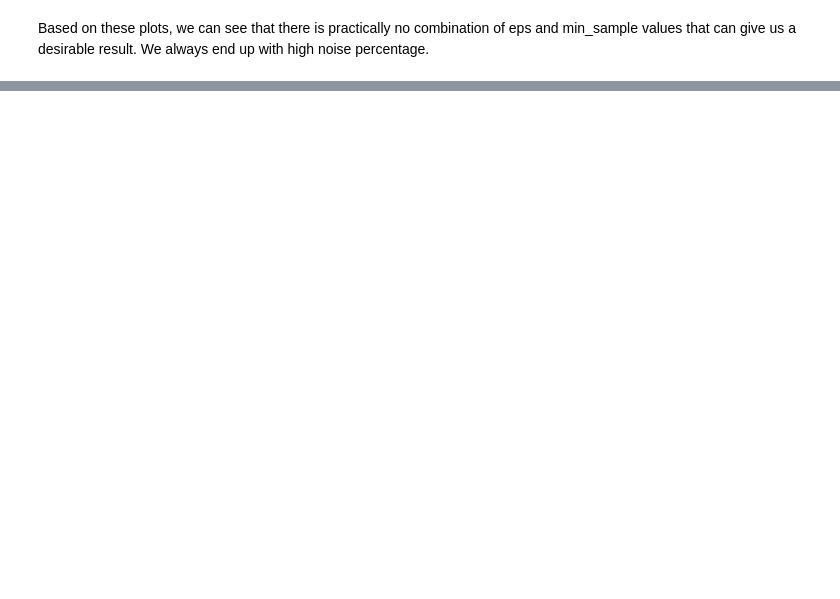
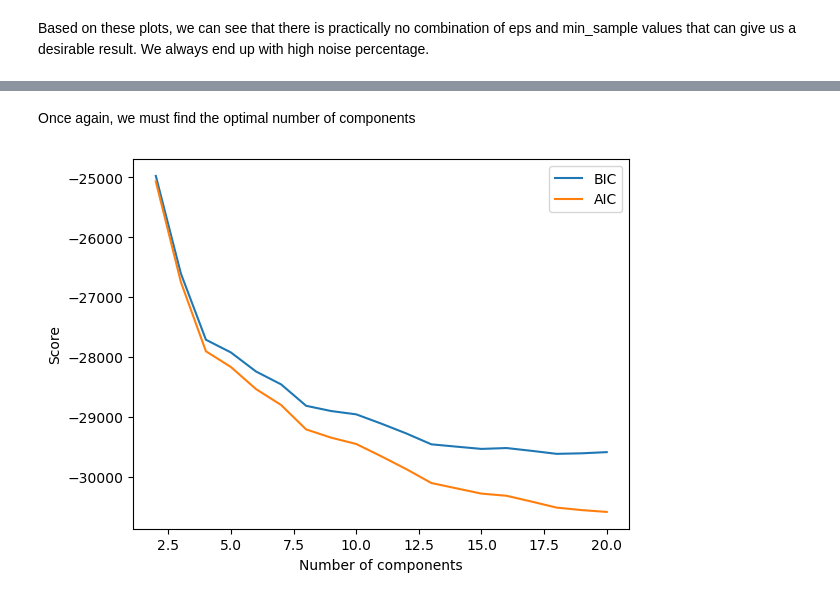
Before and after one commit to ty4g1/music_mood_classifier, a Jupyter notebook: music_clustering.ipynb, the cells around one changed output, grey strips where cells are left out. Drawn from its saved outputs; the diff is of its cells as text; code cells hidden in the pictures; blank space fills up the shorter version.

```diff
--- a/music_clustering.ipynb
+++ b/music_clustering.ipynb
@@ -323,0 +364,16 @@ Given that we're working with audio features for mood classification, where char
+# %%
+df = pd.DataFrame(X, columns=scaled_track_feat_df.columns)
+df['Cluster'] = cluster_labels
+
+cluster_means = df.groupby('Cluster').mean()
+print("Cluster Centers (Mean Values):")
+print(cluster_means)
+
+# Create boxplots for each feature across clusters
+plt.figure(figsize=(15, 10))
+for i, feature in enumerate(df.columns[:-1], 1):
+    plt.subplot(3, 4, i)
+    sns.boxplot(x='Cluster', y=feature, data=df)
+    plt.title(feature)
+plt.tight_layout()
+plt.show()
@@ -323,0 +417,3 @@ Given that we're working with audio features for mood classification, where char
+# %%
+va_only_df = scaled_track_feat_df[['valence', 'energy']]
+va_only_df.head()
@@ -323,0 +427,23 @@ Given that we're working with audio features for mood classification, where char
+# %%
+X = va_only_df.values
+# %% [markdown]
+Once again, we must find the optimal number of components
+# %%
+bic_scores = {}
+aic_scores = {}
+for i in range(2, 21):
+    gmm = GaussianMixture(n_components=i, random_state=1)
+    gmm.fit(X)
+
+    # Calculate BIC and AIC scores
+    bic_scores[i] = gmm.bic(X)
+    aic_scores[i] = gmm.aic(X)
+# %%
+plt.plot(bic_scores.keys(), bic_scores.values(), label='BIC')
+plt.plot(aic_scores.keys(), aic_scores.values(), label='AIC')
+plt.xlabel('Number of components')
+plt.ylabel('Score')
+plt.legend()
+plt.show()
+# %% [output]
+[figure, added]
```
Also changed, not shown: parts of 33 cells of this notebook.
